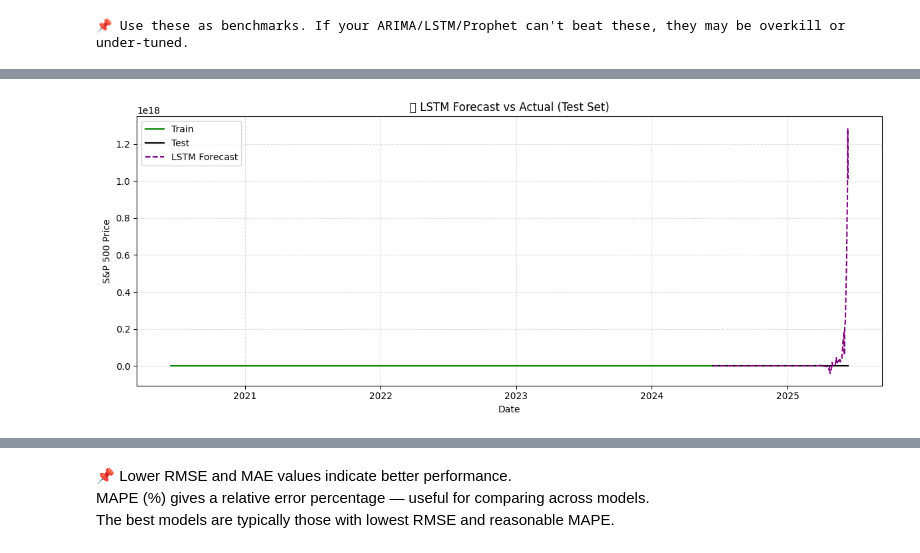
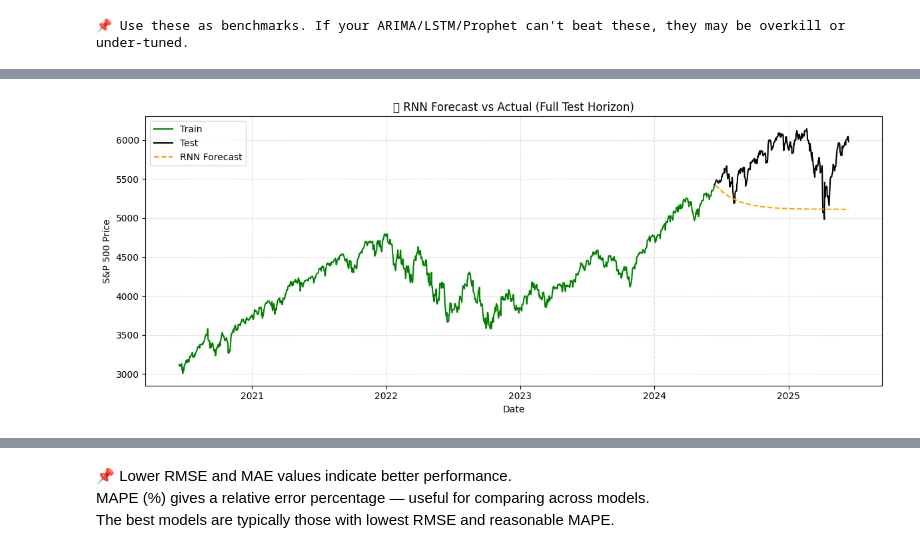
Before and after one commit to rhkraptor/FoEM, a Jupyter notebook: FoEM_Projekt.ipynb, the cells around one changed output, grey strips where cells are left out. Saved outputs shown, nothing was run; the diff lists cells and outputs as text; code cells hidden in the pictures.

```diff
--- a/FoEM_Projekt.ipynb
+++ b/FoEM_Projekt.ipynb
@@ -692,60 +777,66 @@ Freq: B, dtype: float64
 # %%
 # ----------------------------------------
-# Step 12: LSTM Forecast (Raw Series)
+# Step 13: RNN Forecast (Raw Series)
 # ----------------------------------------
 
+# Set seed for reproducibility
+np.random.seed(SEED)
+tf.random.set_seed(SEED)
 
-# Parameters
+# Reuse same window size and scaled_train
 window_size = 30
 n_features = 1
 
-# Scale training data
-scaler = MinMaxScaler()
-scaled_train = scaler.fit_transform(ts_train_raw.values.reshape(-1, 1))
+# Create training sequences for RNN
+def create_rnn_sequences(data, window_size):
+    X, y = [], []
+    for i in range(window_size, len(data)):
+        X.append(data[i - window_size:i])
+        y.append(data[i])
+    return np.array(X), np.array(y)
 
-# Prepare supervised sequences
-X_lstm, y_lstm = [], []
-for i in range(window_size, len(scaled_train)):
-    X_lstm.append(scaled_train[i - window_size:i])
-    y_lstm.append(scaled_train[i])
+X_rnn, y_rnn = create_rnn_sequences(scaled_train, window_size)
 
-X_lstm, y_lstm = np.array(X_lstm), np.array(y_lstm)
-
-# Build LSTM model
-lstm_model = Sequential([
-    LSTM(50, activation='relu', input_shape=(window_size, n_features)),
+# Build simple RNN model
+rnn_model = Sequential([
+    SimpleRNN(50, activation='relu', input_shape=(window_size, n_features)),
+    Dropout(0.2),
     Dense(1)
 ])
-lstm_model.compile(optimizer='adam', loss='mse')
-lstm_model.fit(X_lstm, y_lstm, epochs=20, batch_size=32, verbose=0)
+rnn_model.compile(optimizer='adam', loss='mse')
+
+# Train
+rnn_model.fit(X_rnn, y_rnn, epochs=30, batch_size=32, verbose=0)
 
 # Forecast next len(test) steps
-lstm_input = scaled_train[-window_size:].reshape(1, window_size, n_features)
-forecast_lstm = []
-for _ in range(len(ts_test_raw)):
-    pred = lstm_model.predict(lstm_input, verbose=0)
-    forecast_lstm.append(pred[0, 0])
-    lstm_input = np.append(lstm_input[:, 1:, :], [[[pred[0, 0]]]], axis=1)
+forecast_horizon = len(ts_test_raw)
+input_seq = scaled_train[-window_size:].reshape(1, window_size, 1)
+forecast_scaled = []
 
-# Reverse scaling
-forecast_lstm = scaler.inverse_transform(np.array(forecast_lstm).reshape(-1, 1)).flatten()
-lstm_forecast_series = pd.Series(forecast_lstm, index=ts_test_raw.index)
+for _ in range(forecast_horizon):
+    pred = rnn_model.predict(input_seq, verbose=0)[0, 0]
+    forecast_scaled.append(pred)
+    input_seq = np.append(input_seq[:, 1:, :], [[[pred]]], axis=1)
+
+# Reverse scale
+forecast_rnn = scaler.inverse_transform(np.array(forecast_scaled).reshape(-1, 1)).flatten()
+rnn_forecast_series = pd.Series(forecast_rnn, index=ts_test_raw.index)
 
 # Plot
 plt.figure(figsize=(12, 5))
 plt.plot(ts_train_raw, label="Train", color='green')
 plt.plot(ts_test_raw, label="Test", color='black')
-plt.plot(lstm_forecast_series, label="LSTM Forecast", linestyle='--', color='purple')
-plt.title("🧠 LSTM Forecast vs Actual (Test Set)")
+plt.plot(rnn_forecast_series, label="RNN Forecast", linestyle='--', color='orange')
+plt.title("RNN Forecast vs Actual (Full Test Horizon)")
 plt.xlabel("Date")
 plt.ylabel("S&P 500 Price")
 plt.grid(True, linestyle='--', alpha=0.4)
 plt.legend()
 plt.tight_layout()
 plt.show()
 
-# Sample output
-print("\n🔢 LSTM Forecast Sample:")
-print(lstm_forecast_series.head())
+# Output sample
+print("\n🔢 RNN Forecast Sample (last 5):")
+print(rnn_forecast_series.tail().round(2).to_string())
 # %% [output]
-[figure, old version]
+[figure, new version]
```
Also changed, not shown: parts of 22 cells of this notebook.
